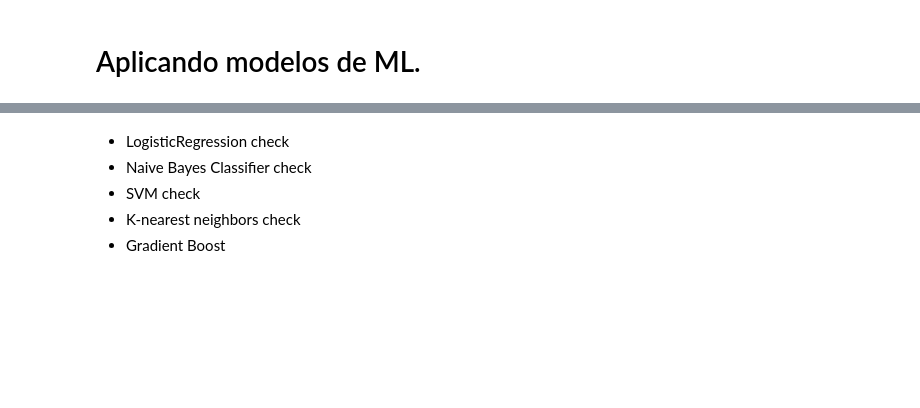
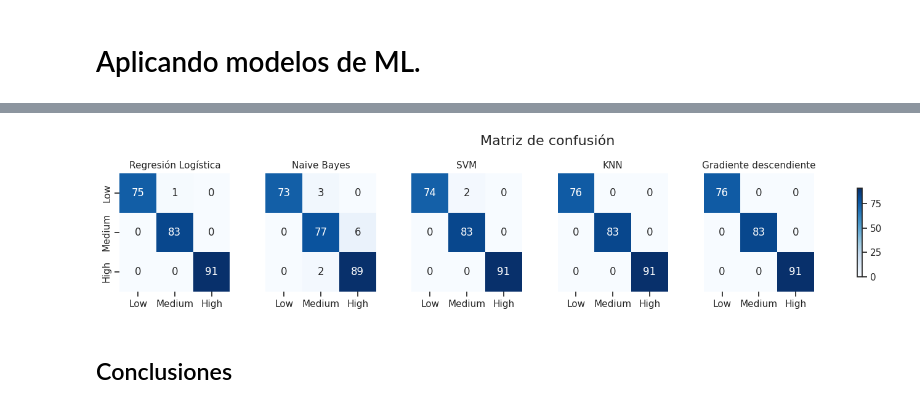
Before and after one commit to RicardxJMG/Data-projects, a Jupyter notebook: Data Science Projects/Cáncer de Pulmon/Lung_Cancer_Prediction.ipynb, the cells around one changed output, grey strips where cells are left out. Cells and saved outputs as stored; diff of their text form; code cells hidden in the pictures; blank space fills up the shorter version.

```diff
--- a/Data Science Projects/Cáncer de Pulmon/Lung_Cancer_Prediction.ipynb
+++ b/Data Science Projects/Cáncer de Pulmon/Lung_Cancer_Prediction.ipynb
@@ -299,12 +300,19 @@ def print_metrics(y_test,y_pred):
-# %%
-def plot_confusion_matrix(y_test, y_pred, model_name:str):
-  cm = confusion_matrix(y_test, y_pred)
-  plt.figure(figsize = (8,6))
-  sns.heatmap(cm, annot = True, cmap = 'Blues', fmt = 'd',
-    xticklabels=['Low', 'Medium', 'High'], yticklabels=['Low', 'Medium', 'High'])
-  plt.title(f'Matriz de confusion - {model_name} ')
-  plt.xlabel('Predicción')
-  plt.ylabel('Valor Real')
-  plt.show()
+# %%
+def plot_confusion_matrix(results):
+  names = results.model.unique()
+  cms = results.confusion_matrix.values
+
+  fig, axes = plt.subplots(1, len(cms), figsize=(15,3))
+  fig.suptitle('Matriz de confusión', fontsize = 16, y = 1)
+  fig.tight_layout()
+  for i,(name, cm) in enumerate(zip(names, cms)):
+    axes[i].set_title(name, fontsize = 11)
+    sns.heatmap(cm, annot=True, cbar=False, fmt = 'd',
+                xticklabels = ['Low', 'Medium', 'High'],
+                yticklabels = ['Low', 'Medium', 'High'] if i==0 else [],
+                cmap = 'Blues',
+                ax = axes[i])
+  fig.colorbar(axes[0].collections[0], ax=axes, shrink=0.75)
+  plt.show()
 # %%
 results = modelos_sin_ajuste(X_train, X_test, y_train, y_test)
@@ -459,6 +327,6 @@ Precisión con el mejor valor de K: 0.9942857142857143
-# %% [markdown]
-* LogisticRegression check
-* Naive Bayes Classifier check
-* SVM check
-* K-nearest neighbors check
-* Gradient Boost
+# %%
+plot_confusion_matrix(results)
+# %% [output]
+[figure, added]
+# %% [markdown]
+## Conclusiones
```
Also changed, not shown: parts of 32 cells of this notebook.
